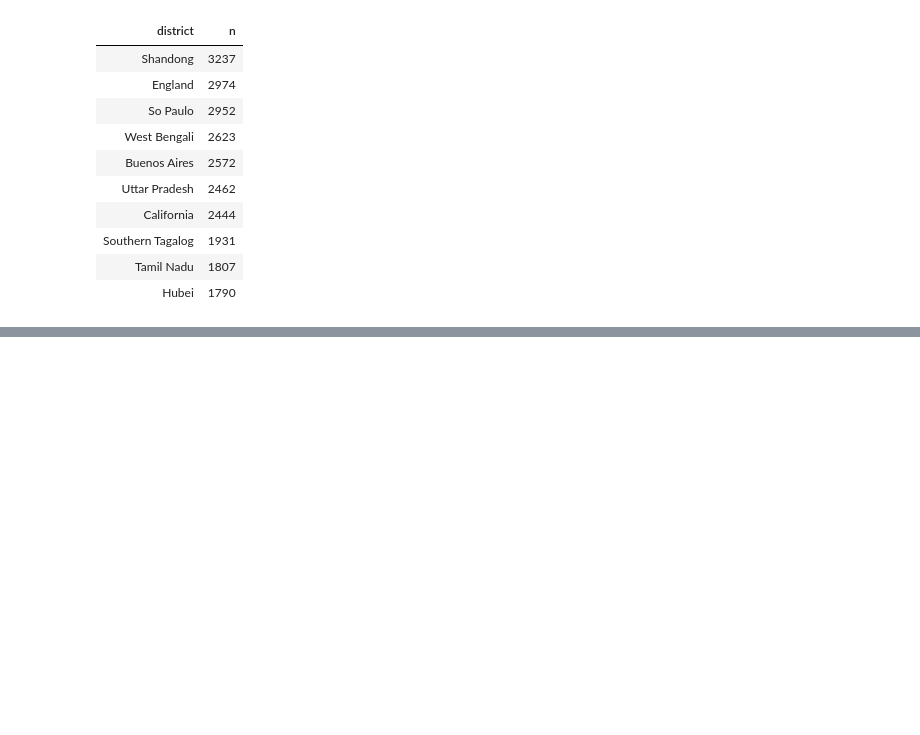
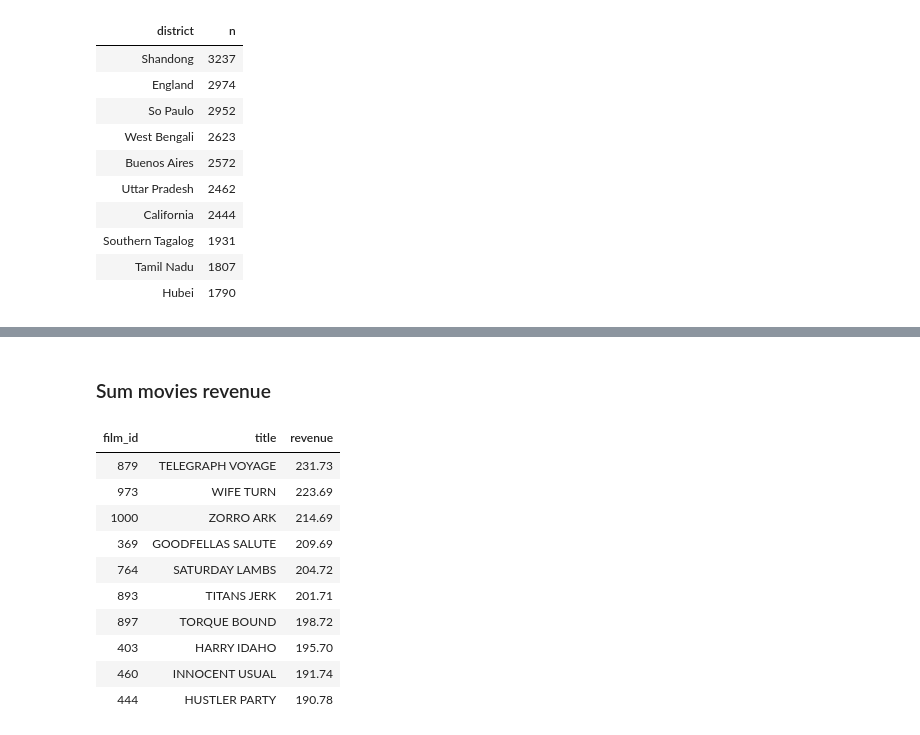
Before and after one commit to eslamdyab21/Knowledge-Hub, a Jupyter notebook: Courses/Udacity-DWH/3NF-2-Star/notebook.ipynb, the cells around one changed output, grey strips where cells are left out. Cells and saved outputs as stored; diff of their text form; code cells hidden in the pictures; blank space fills up the shorter version.

```diff
--- a/Courses/Udacity-DWH/3NF-2-Star/notebook.ipynb
+++ b/Courses/Udacity-DWH/3NF-2-Star/notebook.ipynb
@@ -193,0 +274,27 @@ select_query(where)
+# %% [markdown]
+### Sum movies revenue
+# %%
+# Top 10 movies
+query = ("""
+    select f.film_id, f.title, sum(p.amount) as revenue
+    from payment p
+    join rental r on (p.rental_id = r.rental_id)
+    join inventory i on (r.inventory_id = i.inventory_id)
+    join film f on (i.film_id = f.film_id)
+    group by f.film_id
+    order by revenue desc
+    limit 10;
+""")
+select_query(query)
+# %% [output]
+| film_id | title | revenue |
+| 879 | TELEGRAPH VOYAGE | 231.73 |
+| 973 | WIFE TURN | 223.69 |
+| 1000 | ZORRO ARK | 214.69 |
+| 369 | GOODFELLAS SALUTE | 209.69 |
+| 764 | SATURDAY LAMBS | 204.72 |
+| 893 | TITANS JERK | 201.71 |
+| 897 | TORQUE BOUND | 198.72 |
+| 403 | HARRY IDAHO | 195.70 |
+| 460 | INNOCENT USUAL | 191.74 |
+| 444 | HUSTLER PARTY | 190.78 |
```
Also changed, not shown: parts of 8 cells of this notebook.
